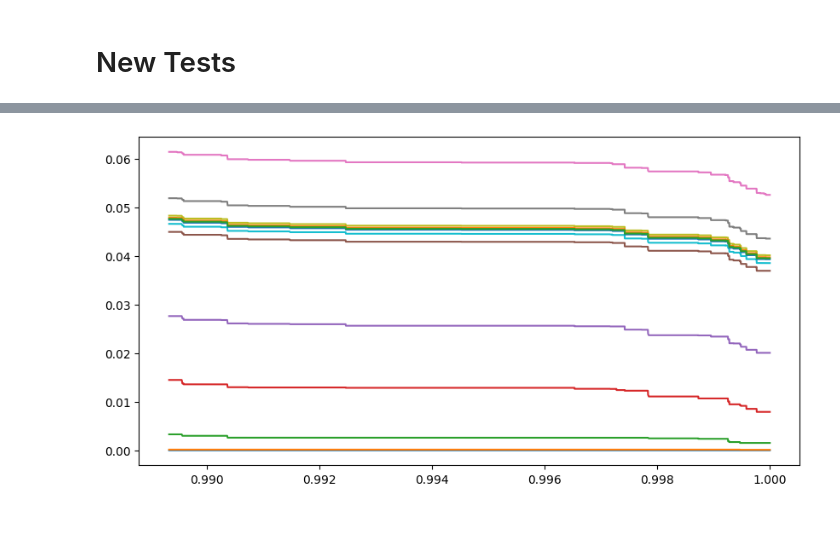
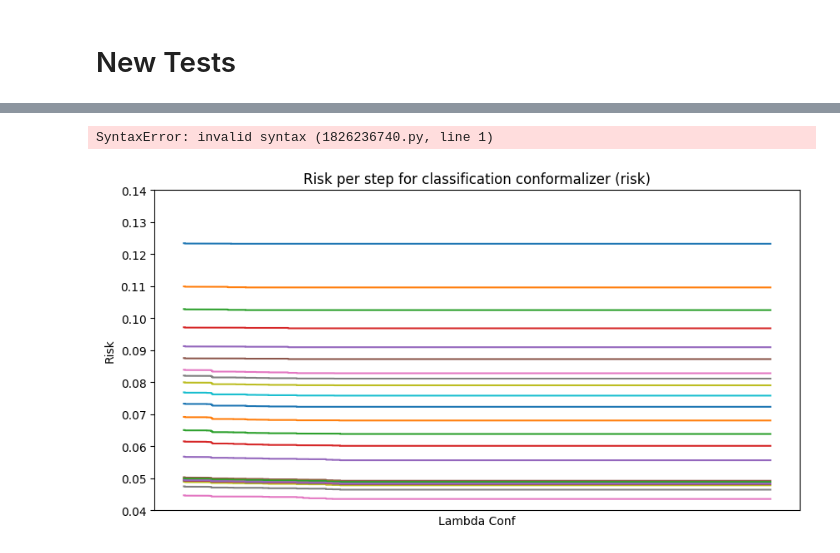
Before and after one commit to leoandeol/cods, a Jupyter notebook: notebooks/(OD) 1 - Introduction to Conformal Object Detection copy.ipynb, the cells around one changed output, grey strips where cells are left out. Saved outputs shown, nothing was run; the diff lists cells and outputs as text; code cells hidden in the pictures; blank space fills up the shorter version.

Commit message:
Updated optim and format

```diff
--- a/notebooks/(OD) 1 - Introduction to Conformal Object Detection copy.ipynb
+++ b/notebooks/(OD) 1 - Introduction to Conformal Object Detection copy.ipynb
@@ -227,18 +253,37 @@ confidence_threshold: 0.010674834251403809
+# %%
+mix box_count_threshold pixelwise lac additive 26.3792 0.0188 1.5091 0.0484 13.4423 0.0476 0.0850
+# %% [output]
+SyntaxError: invalid syntax (1826236740.py, line 1)
 # %%
 import matplotlib.pyplot as plt
-n = len(conf.localization_conformalizer.optimizer2.all_risks_mon)
-step = n//13
+
+n = len(conf.classification_conformalizer.optimizer2.all_risks_mon)
+step = n // 25
 # now plot each subpart of length step of the array
 plt.figure(figsize=(10, 5))
+# Fixed ticks:
+plt.xticks(
+    [i for i in range(0, n, step)],
+    [f"Step {i//step + 1}" for i in range(0, n, step)],
+)
+# yticks between 0.04 and 0.14
+plt.yticks(
+    [i / 100 for i in range(4, 15)],
+    [f"{i / 100:.2f}" for i in range(4, 15)],
+)
+plt.ylim(0.04, 0.14)
+plt.xlabel("Lambda Conf")
+plt.ylabel("Risk")
+plt.title("Risk per step for classification conformalizer (risk)")
 for i in range(0, n, step):
     plt.plot(
-        conf.localization_conformalizer.optimizer2.all_lbds_cnf[i:i+step],
-        conf.localization_conformalizer.optimizer2.all_risks_mon[i:i+step],
-        label=f"Step {i//step + 1}"
+        conf.classification_conformalizer.optimizer2.all_lbds_cnf[i : i + step],
+        conf.classification_conformalizer.optimizer2.all_risks_mon[i : i + step],
+        label=f"Step {i//step + 1}",
     )
-#plt.plot(conf.localization_conformalizer.optimizer2.all_lbds_cnf, conf.localization_conformalizer.optimizer2.all_risks_mon)
+# plt.plot(conf.localization_conformalizer.optimizer2.all_lbds_cnf, conf.localization_conformalizer.optimizer2.all_risks_mon)
 # %% [output]
-[figure, old version]
+[figure, new version]
 # %%
 idx = 12
 plot_preds(idx, preds_val, conformal_preds, idx_to_label=MSCOCODataset.NAMES)
```
Also changed, not shown: parts of 8 cells of this notebook, 4 other files.
